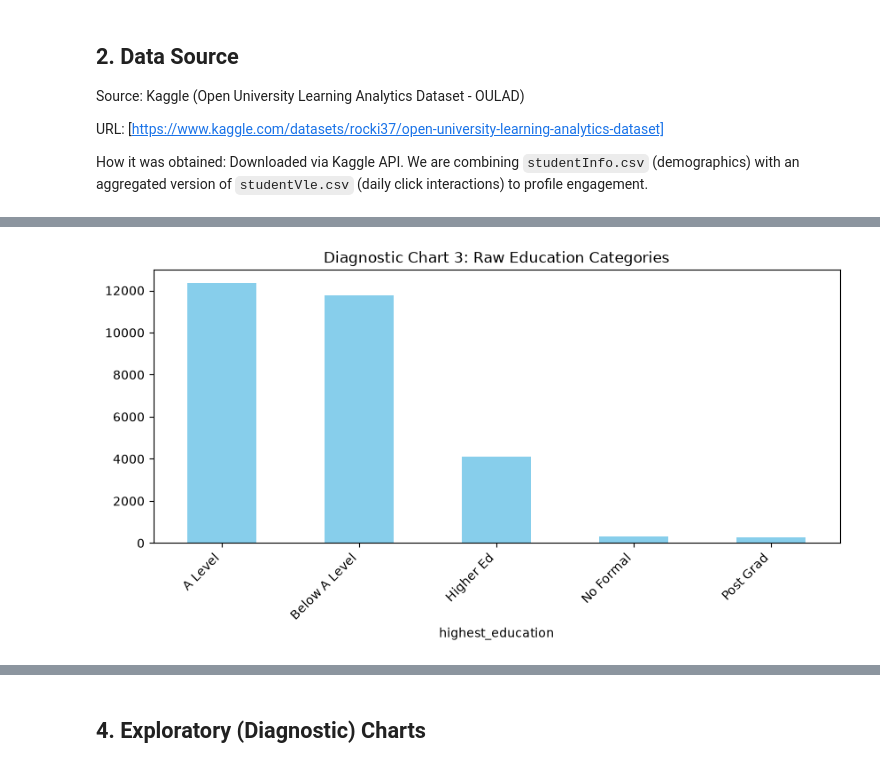
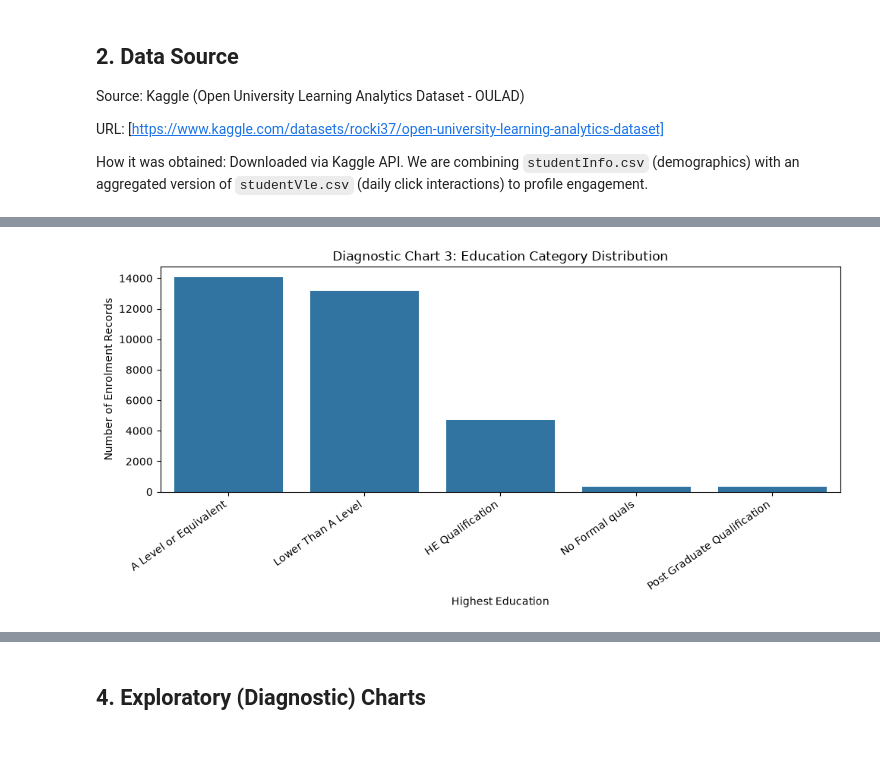
Before and after one commit to a210683-ukm/eda-data-profiling-assignment, a Jupyter notebook: Assignment1.ipynb, the cells around one changed output, grey strips where cells are left out. Cells and saved outputs as stored; diff of their text form; code cells hidden in the pictures.

Commit message:
Complete Assignment 1 Data Profiling

```diff
--- a/Assignment1.ipynb
+++ b/Assignment1.ipynb
@@ -75,15 +135,26 @@ None
 # %%
+
+# Identify missing values before cleaning
 df['imd_band'] = df['imd_band'].replace('?', np.nan)
 
+missing_before = df.isnull().sum()
+
+print("Missing values before cleaning:")
+print(missing_before)
+
+# Diagnostic chart: Missing values
 plt.figure(figsize=(10, 6))
 sns.heatmap(df.isnull(), cbar=False, cmap='viridis')
 plt.title('Diagnostic Chart 1: Missing Value Heatmap')
+plt.xlabel('Dataset Columns')
+plt.ylabel('Student Enrolment Records')
 plt.show()
 
+# Handle missing values
 df['total_clicks'] = df['total_clicks'].fillna(0)
+df['imd_band'] = df['imd_band'].fillna('Unknown')
 
-mode_imd = df['imd_band'].mode()[0]
-df['imd_band'] = df['imd_band'].fillna(mode_imd)
-
-print("Missing values after imputation:\n", df.isnull().sum())
+# Verify cleaning
+print("\nMissing values after cleaning:")
+print(df.isnull().sum())
 # %% [output]
@@ -139,14 +270,49 @@ df['total_clicks'] = np.where(
 # %%
-duplicates_count = df.duplicated(subset=['id_student']).sum()
-df = df.drop_duplicates(subset=['id_student'])
-print(f"Dropped {duplicates_count} duplicate rows.")
 
-plt.figure(figsize=(10, 4))
-df['highest_education'].value_counts().plot(kind='bar', color='skyblue')
-plt.title('Diagnostic Chart 3: Raw Education Categories')
-plt.xticks(rotation=45, ha='right')
+# 1. Check duplicate enrolment records
+keys = ['code_module', 'code_presentation', 'id_student']
+
+duplicate_count = df.duplicated(subset=keys).sum()
+
+print("Duplicate enrolment records:", duplicate_count)
+print("Repeated student IDs:", df.duplicated(subset=['id_student']).sum())
+
+# Remove only confirmed duplicate enrolments
+df = df.drop_duplicates(subset=keys).copy()
+
+# 2. Check data types
+print("\nData types:")
+print(df.dtypes)
+
+# 3. Check invalid numerical values
+numeric_cols = [
+    'num_of_prev_attempts',
+    'studied_credits',
+    'total_clicks_original'
+]
+
+for col in numeric_cols:
+    invalid_count = (df[col] < 0).sum()
+    print(f"Negative values in {col}: {invalid_count}")
+
+# 4. Check original education categories
+print("\nEducation categories before standardization:")
+print(df['highest_education'].value_counts())
+
+plt.figure(figsize=(10, 5))
+sns.countplot(
+    data=df,
+    x='highest_education',
+    order=df['highest_education'].value_counts().index
+)
+plt.title('Diagnostic Chart 3: Education Category Distribution')
+plt.xlabel('Highest Education')
+plt.ylabel('Number of Enrolment Records')
+plt.xticks(rotation=35, ha='right')
+plt.tight_layout()
 plt.show()
 
+# 5. Standardize education labels
 education_mapping = {
     'A Level or Equivalent': 'A Level',
     'Lower Than A Level': 'Below A Level',
@@ -154,6 +320,13 @@ education_mapping = {
     'Post Graduate Qualification': 'Post Grad',
     'No Formal quals': 'No Formal'
 }
-df['highest_education'] = df['highest_education'].replace(education_mapping)
-print("Cleaned Education Categories:", df['highest_education'].unique())
+
+df['highest_education'] = (
+    df['highest_education'].replace(education_mapping)
+)
+
+print("\nEducation categories after standardization:")
+print(df['highest_education'].value_counts())
+
+print("\nFinal number of records:", len(df))
 # %% [output]
@@ -161 +350 @@ Dropped 0 duplicate rows.
-[figure, old version]
+[figure, new version]
```
Also changed, not shown: parts of 12 cells of this notebook.
